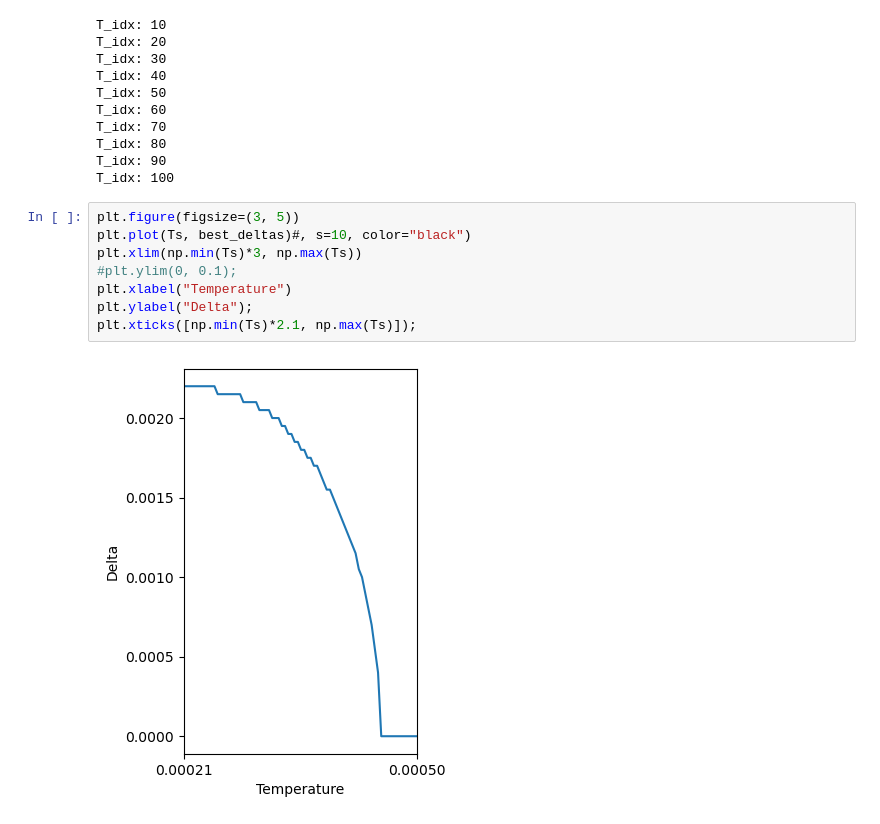
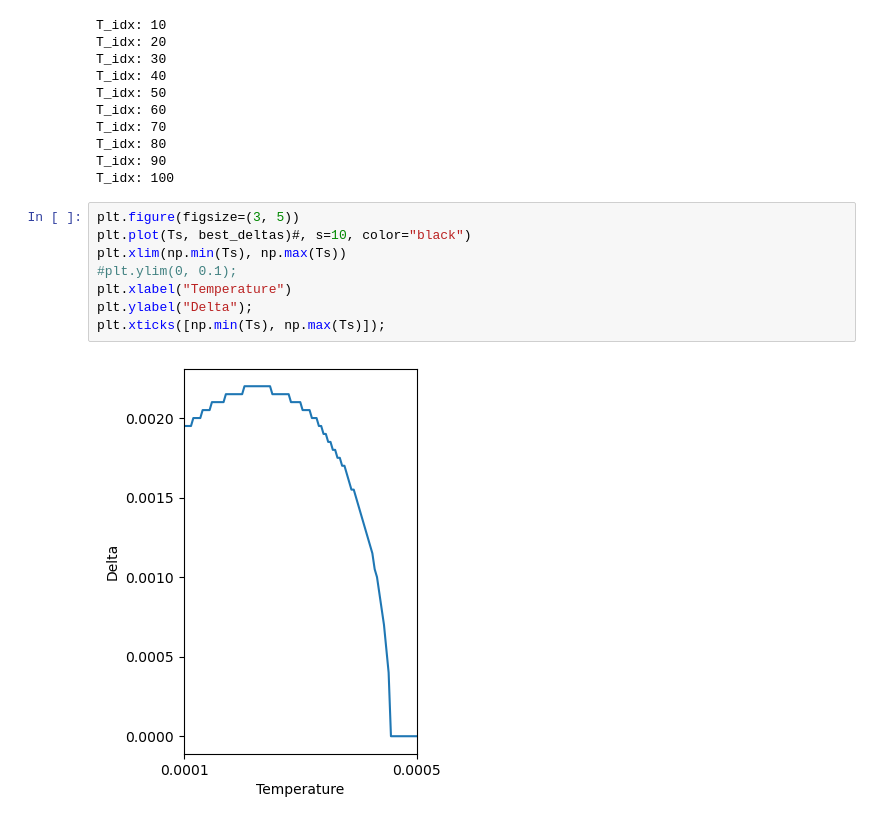
Before and after one commit to AliGhorashiCMT/8.512-Notes-and-Code, a Jupyter notebook: week_after_semester/peierls_finite_temperature_find_mu.ipynb, the cells around one changed output. Saved outputs shown, nothing was run; the diff lists cells and outputs as text.

```diff
--- a/week_after_semester/peierls_finite_temperature_find_mu.ipynb
+++ b/week_after_semester/peierls_finite_temperature_find_mu.ipynb
@@ -81,10 +81,10 @@ T_idx: 100
 # %%
 plt.figure(figsize=(3, 5))
 plt.plot(Ts, best_deltas)#, s=10, color="black")
-plt.xlim(np.min(Ts)*3, np.max(Ts))
+plt.xlim(np.min(Ts), np.max(Ts))
 #plt.ylim(0, 0.1);
 plt.xlabel("Temperature")
 plt.ylabel("Delta");
-plt.xticks([np.min(Ts)*2.1, np.max(Ts)]);
+plt.xticks([np.min(Ts), np.max(Ts)]);
 # %% [output]
-[figure, old version]
+[figure, new version]
```
